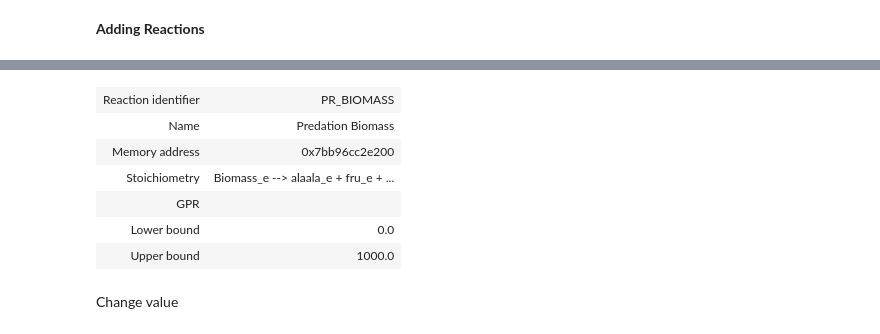
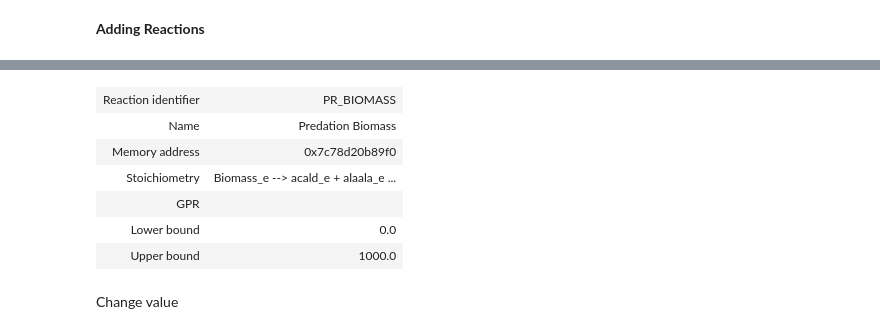
Before and after one commit to BondonMickael/M_xanthus-E_coli-Predation, a Jupyter notebook: notebooks/compart_model.ipynb, the cells around one changed output, grey strips where cells are left out. Cells and saved outputs as stored; diff of their text form; code cells hidden in the pictures.

```diff
--- a/notebooks/compart_model.ipynb
+++ b/notebooks/compart_model.ipynb
@@ -190,38 +71,56 @@ ile_L_e = M_xanthus.metabolites.ile_L_e
 leu_L_e = M_xanthus.metabolites.leu_L_e
 lys_L_e = M_xanthus.metabolites.lys_L_e
 his_L_e = M_xanthus.metabolites.his_L_e
 gly_cys_L_e = M_xanthus.metabolites.gly_cys_L_e
+cgly_e = M_xanthus.metabolites.cgly_e
 pro_L_e = M_xanthus.metabolites.pro_L_e
 alaala_e = M_xanthus.metabolites.alaala_e
-fru_e = M_xanthus.metabolites.fru_e
-glu_L_e = M_xanthus.metabolites.glu_L_e # don't know if necessary
+glu_L_c = M_xanthus.metabolites.glu_L_c
+met_L_e = M_xanthus.metabolites.met_L_e
+thr_L_e = M_xanthus.metabolites.thr_L_e
+fru_e = M_xanthus.metabolites.fru_e # import fructose
+malt_e = M_xanthus.metabolites.malt_e
+gam_e = M_xanthus.metabolites.gam_e # from here test
+fum_e = M_xanthus.metabolites.fum_e
+orn_e = M_xanthus.metabolites.orn_e
+succ_e = M_xanthus.metabolites.succ_e
+acald_e = M_xanthus.metabolites.acald_e
 
 Mreaction.add_metabolites({
     Biomass_e: -1,
     spmd_e: 1,
     pheme_e: 1,
     val_L_e: 1,
     ile_L_e: 1,
     leu_L_e: 1,
     lys_L_e: 1,
     his_L_e: 1,
     gly_cys_L_e: 1,
+    cgly_e: 1,
     pro_L_e: 1,
     alaala_e: 1,
     fru_e: 1,
-    glu_L_e: 1
+    malt_e: 1,
+    glu_L_c: 1,
+    met_L_e: 1,
+    thr_L_e: 1,
+    gam_e: 1,
+    fum_e: 1,
+    orn_e: 1,
+    succ_e: 1,
+    acald_e: 1
 }) # add the metabolites to the reaction
 
 Mreaction.gene_reaction_rule = '' # define which gene allow the reaction
 
 M_xanthus.add_reactions([Mreaction]) # add the PR_Biomass reaction
 
 M_xanthus.reactions.PR_BIOMASS
 # %% [output]
 | Reaction identifier | PR_BIOMASS |
 | Name | Predation Biomass |
-| Memory address | 0x7bb96cc2e200 |
-| Stoichiometry | Biomass_e --> alaala_e + fru_e + ... |
+| Memory address | 0x7c78d20b89f0 |
+| Stoichiometry | Biomass_e --> acald_e + alaala_e ... |
 | GPR |  |
 | Lower bound | 0.0 |
 | Upper bound | 1000.0 |
```
Also changed, not shown: parts of 11 cells of this notebook, 2 other files.
